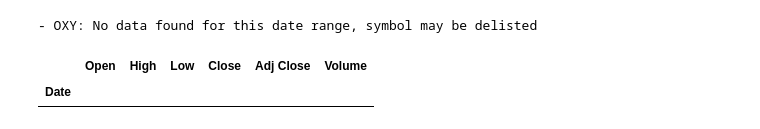
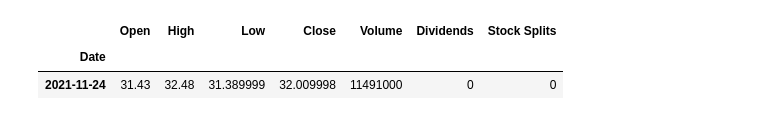
Before and after one commit to billbai0102/CFM101-Group-Assignment, a Jupyter notebook: Final Assignment/test.ipynb, the cells around one changed output. Cells and saved outputs as stored; diff of their text form; code cells hidden in the pictures.

```diff
--- a/Final Assignment/test.ipynb
+++ b/Final Assignment/test.ipynb
@@ -3,8 +3,8 @@ import yfinance as yf
 # %%
 ticker = yf.Ticker('OXY')
 # %%
-ticker.history(start='2021-11-26')#.iloc[0]
+ticker.history(start='2021-11-24')
 # %% [output]
-- OXY: No data found for this date range, symbol may be delisted
-|  | Open | High | Low | Close | Adj Close | Volume |
-| Date |  |  |  |  |  |  |
+|  | Open | High | Low | Close | Volume | Dividends | Stock Splits |
+| Date |  |  |  |  |  |  |  |
+| 2021-11-24 | 31.43 | 32.48 | 31.389999 | 32.009998 | 11491000 | 0 | 0 |
```
Also changed, not shown: 1 other file.
